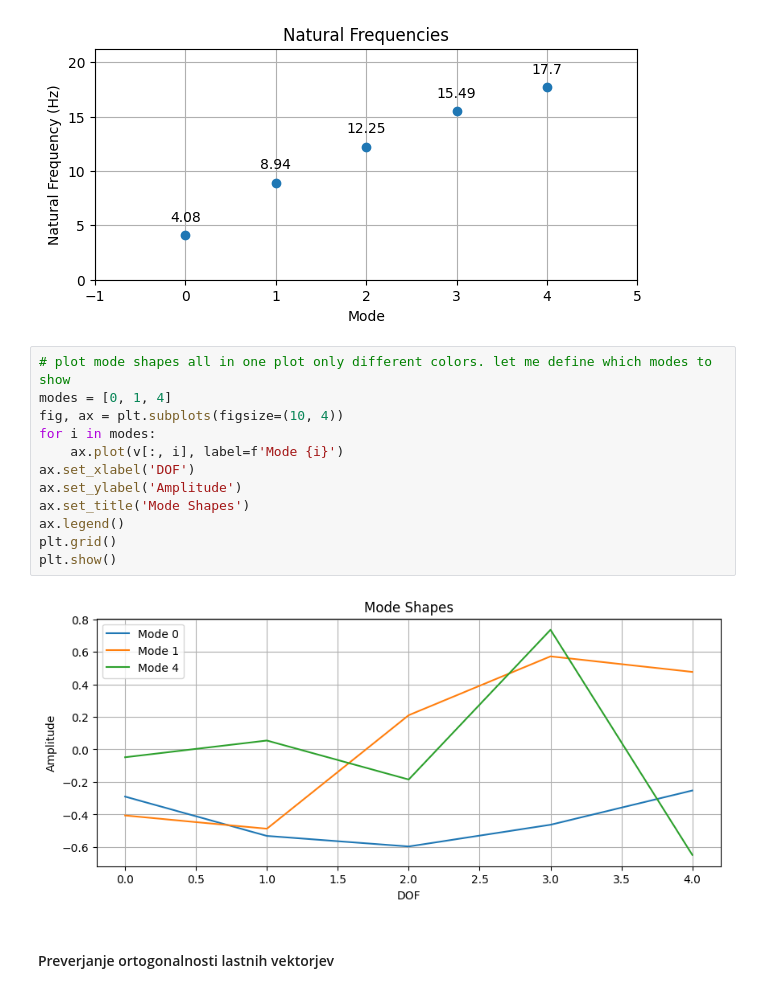
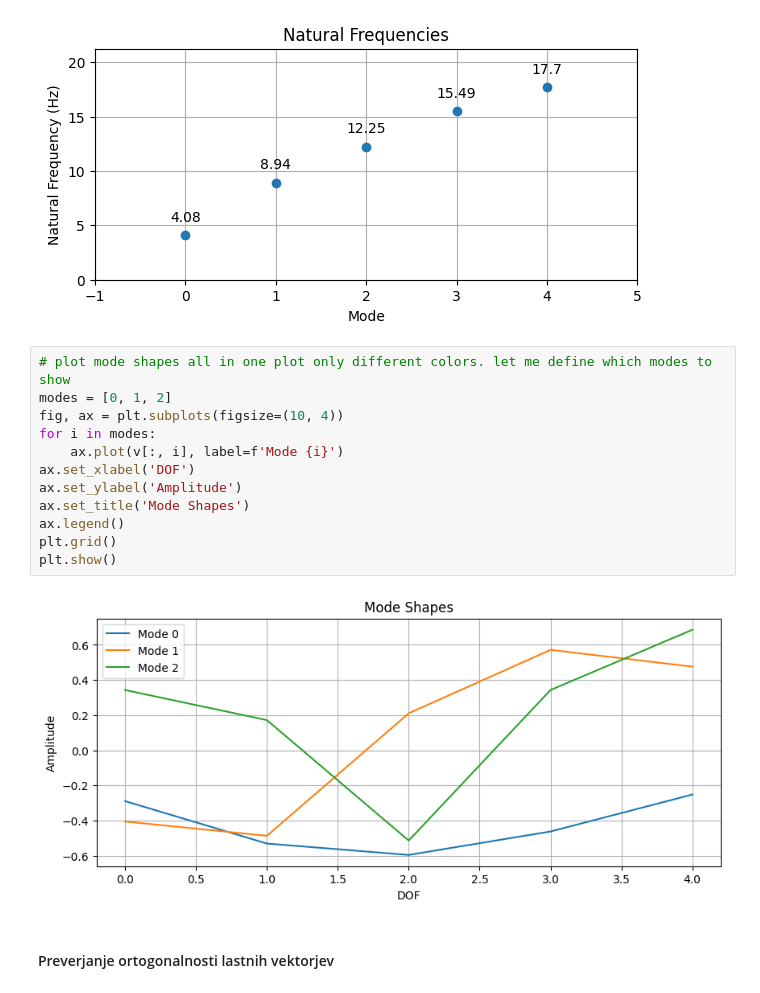
Before and after one commit to markotacer/pypinm, a Jupyter notebook: Magistrska_naloga_Tacer/code/MAG_02.1.ipynb, the cells around one changed output. Cells and saved outputs as stored; diff of their text form.

```diff
--- a/Magistrska_naloga_Tacer/code/MAG_02.1.ipynb
+++ b/Magistrska_naloga_Tacer/code/MAG_02.1.ipynb
@@ -305,18 +305,18 @@ plt.show()
 [figure]
 # %%
 # plot mode shapes all in one plot only different colors. let me define which modes to show
-modes = [0, 1, 4]
+modes = [0, 1, 2]
 fig, ax = plt.subplots(figsize=(10, 4))
 for i in modes:
     ax.plot(v[:, i], label=f'Mode {i}')
 ax.set_xlabel('DOF')
 ax.set_ylabel('Amplitude')
 ax.set_title('Mode Shapes')
 ax.legend()
 plt.grid()
 plt.show()
 # %% [output]
-[figure, old version]
+[figure, new version]
 # %% [markdown]
 #### Preverjanje ortogonalnosti lastnih vektorjev
 # %%
```
Also changed, not shown: parts of 22 cells of this notebook.
